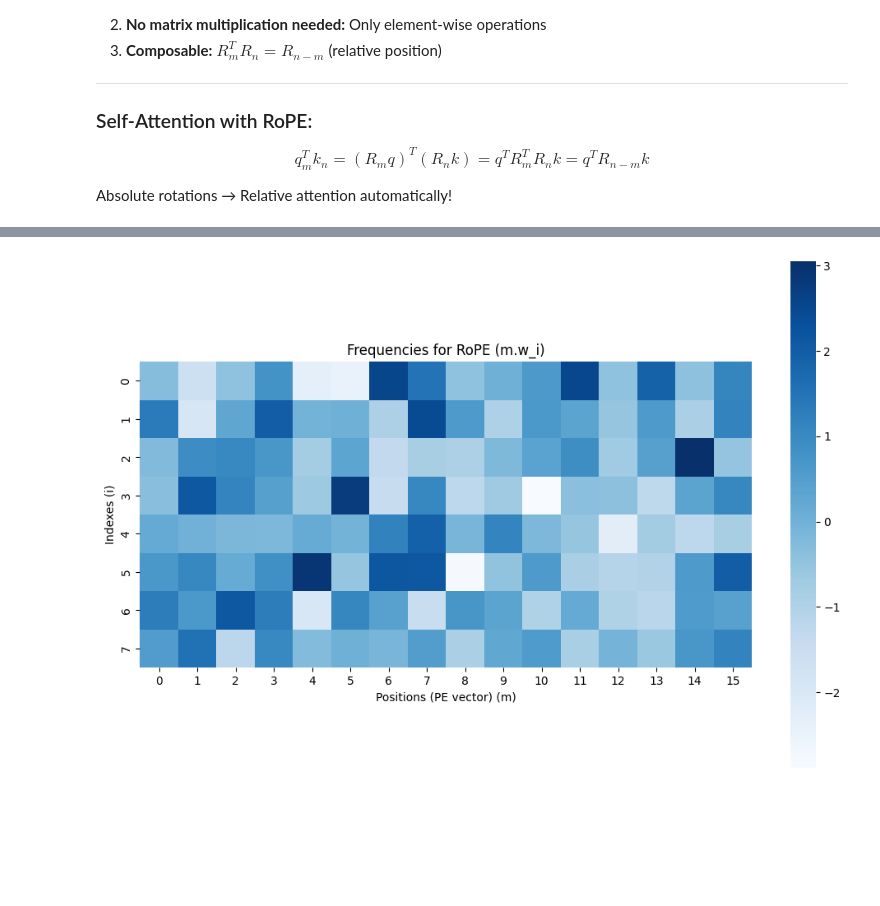
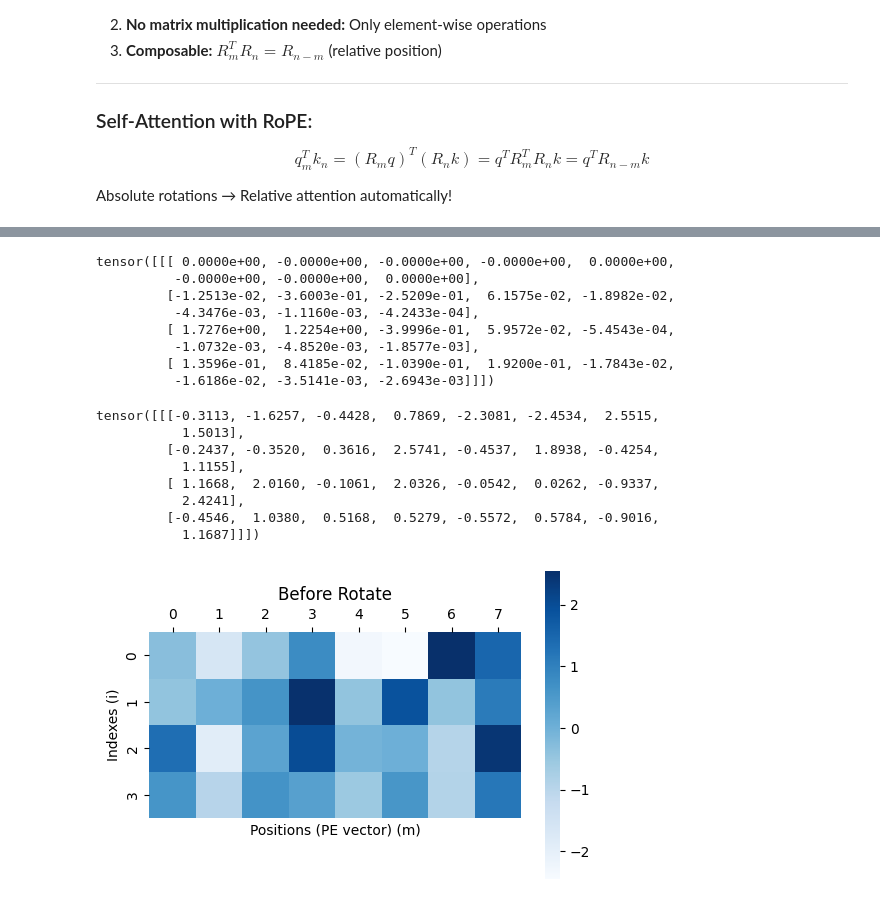
Before and after one commit to samitha278/CoreLlama, a Jupyter notebook: positional_encoding_methods.ipynb, the cells around one changed output, grey strips where cells are left out. Saved outputs shown, nothing was run; the diff lists cells and outputs as text; code cells hidden in the pictures; blank space fills up the shorter version.

```diff
--- a/positional_encoding_methods.ipynb
+++ b/positional_encoding_methods.ipynb
@@ -828,8 +829,8 @@ class RoPE_v1():
 # %%
 torch.manual_seed(278)
 
-B,T,C = 4,8,16
+B,T,C = 1,4,8
 q = torch.randn((B,T,C))
 rope = RoPE_v1(T,C)
 
-q_rotated = (q)
+q_rotated = rope(q)
@@ -852,15 +890,36 @@ torch.Size([4, 8, 16])
+# %%
+embds_interchanged*sin_m
+# %% [output]
+tensor([[[ 0.0000e+00, -0.0000e+00, -0.0000e+00, -0.0000e+00,  0.0000e+00,
+          -0.0000e+00, -0.0000e+00,  0.0000e+00],
+         [-1.2513e-02, -3.6003e-01, -2.5209e-01,  6.1575e-02, -1.8982e-02,
+          -4.3476e-03, -1.1160e-03, -4.2433e-04],
+         [ 1.7276e+00,  1.2254e+00, -3.9996e-01,  5.9572e-02, -5.4543e-04,
+          -1.0732e-03, -4.8520e-03, -1.8577e-03],
+         [ 1.3596e-01,  8.4185e-02, -1.0390e-01,  1.9200e-01, -1.7843e-02,
+          -1.6186e-02, -3.5141e-03, -2.6943e-03]]])
 # %%
 q_rot = embds*cos_m + embds_interchanged*sin_m
+q_rot
+# %% [output]
+tensor([[[-0.3113, -1.6257, -0.4428,  0.7869, -2.3081, -2.4534,  2.5515,
+           1.5013],
+         [-0.2437, -0.3520,  0.3616,  2.5741, -0.4537,  1.8938, -0.4254,
+           1.1155],
+         [ 1.1668,  2.0160, -0.1061,  2.0326, -0.0542,  0.0262, -0.9337,
+           2.4241],
+         [-0.4546,  1.0380,  0.5168,  0.5279, -0.5572,  0.5784, -0.9016,
+           1.1687]]])
 # %%
-plt.figure(figsize=(12, 8))
+plt.figure(figsize=(6, 4))
 sns.heatmap(q[0].numpy(), cmap='Blues',square=True)
-plt.title(f'Frequencies for RoPE (m.w_i)')
+plt.title(f'Before Rotate')
 plt.ylabel('Indexes (i)')
 plt.xlabel('Positions (PE vector) (m)')
 plt.show()
 
 plt.rcParams['xtick.bottom'] = plt.rcParams['xtick.labelbottom'] = False
 plt.rcParams['xtick.top'] = plt.rcParams['xtick.labeltop'] = True
 # %% [output]
-[figure, old version]
+[figure, new version]
 # %%
```
Also changed, not shown: parts of 8 cells of this notebook.
